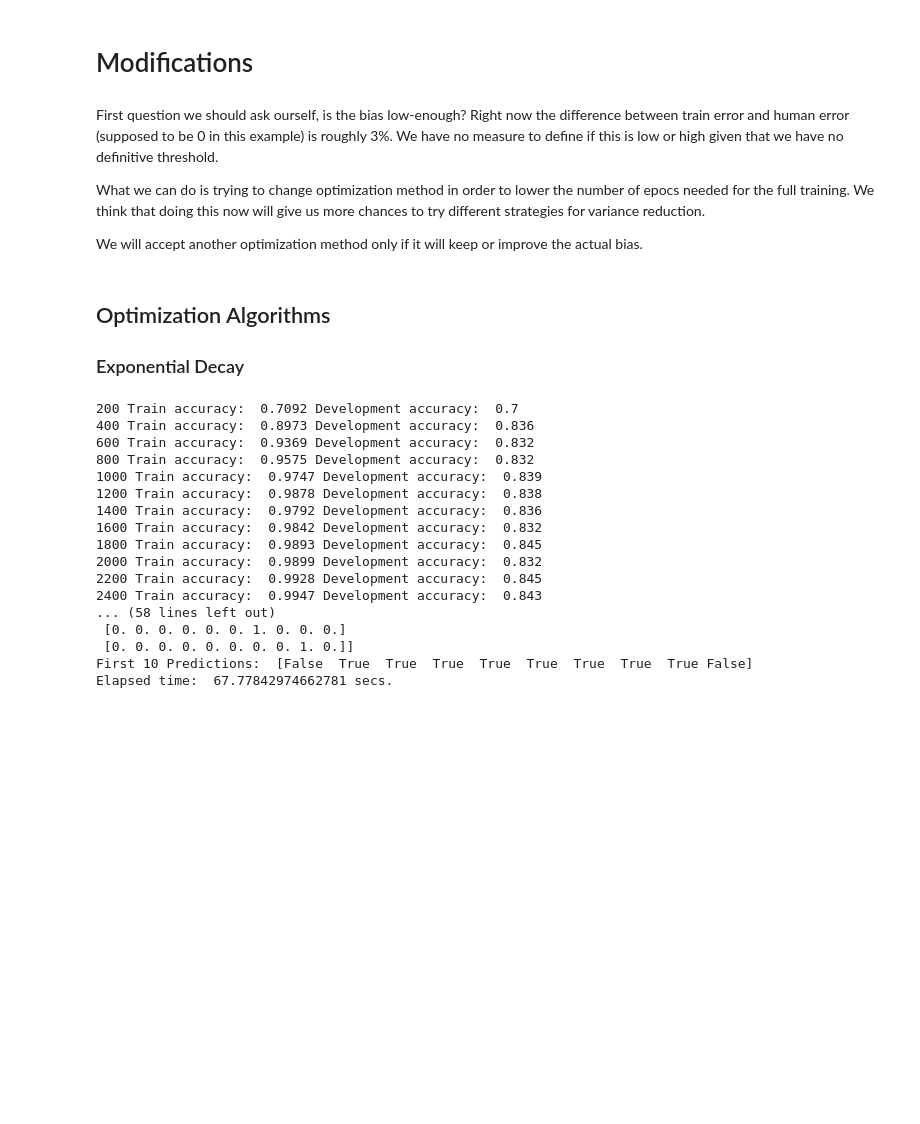
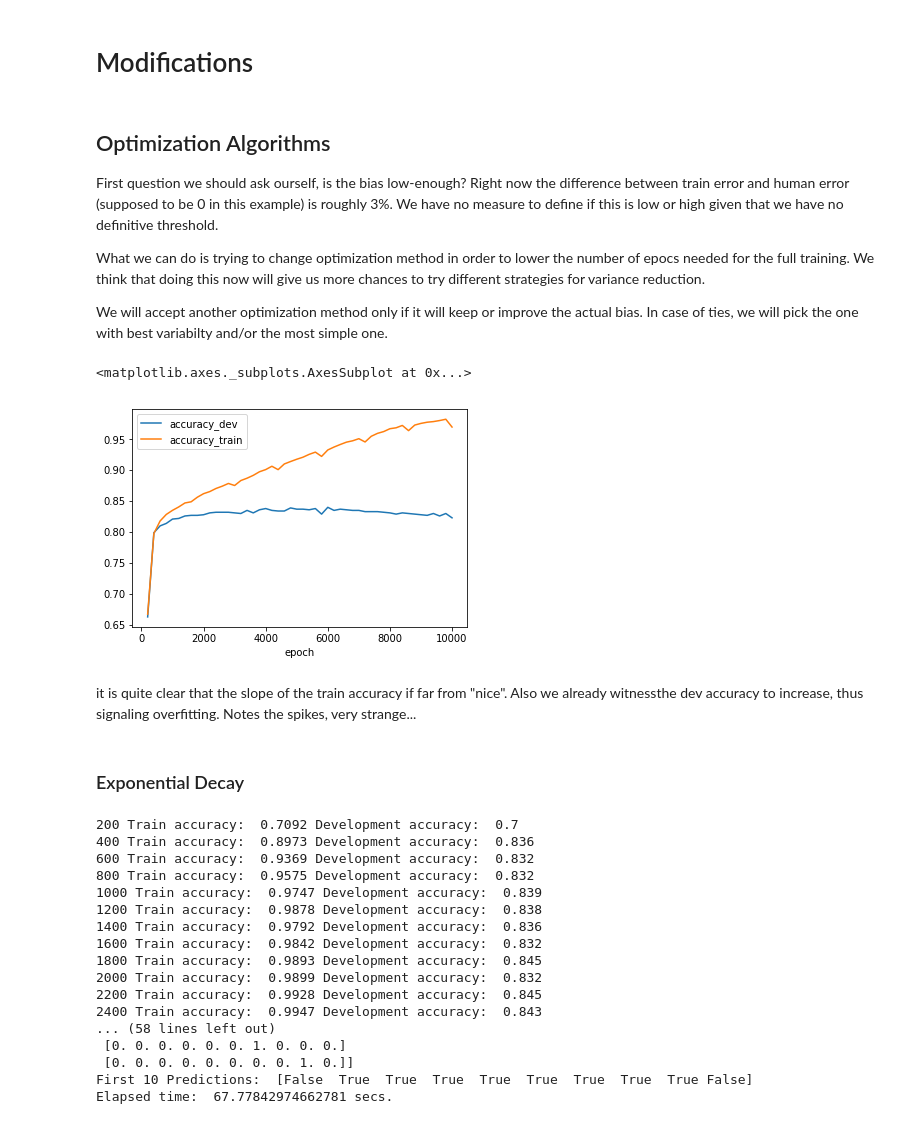
Before and after one commit to gioruffa/DeepLearning_notMNISTStudyCase, a Jupyter notebook: fiststeps.ipynb, the cells around one changed output. Drawn from its saved outputs; the diff is of its cells as text; code cells hidden in the pictures; blank space fills up the shorter version.

Commit message:
notes on opti;

```diff
--- a/fiststeps.ipynb
+++ b/fiststeps.ipynb
@@ -144,15 +144,22 @@ accuracy = tf.reduce_mean(tf.cast(correct_predictions,tf.float32))
 # %% [markdown]
 # Modifications
 # %% [markdown]
+## Optimization Algorithms
+
 First question we should ask ourself, is the bias low-enough?
 Right now the difference between train error and human error (supposed to be 0 in this example) is roughly 3%. We have no measure to define if this is low or high given that we have no definitive threshold.
 
 What we can do is trying to change optimization method in order to lower the number of epocs needed for the full training. We think that doing this now will give us more chances to try different strategies for variance reduction.
 
-We will accept another optimization method only if it will keep or improve the actual bias.
+We will accept another optimization method only if it will keep or improve the actual bias. In case of ties, we will pick the one with best variabilty and/or the most simple one.
+# %%
+baseline_results.plot()
+# %% [output]
+<matplotlib.axes._subplots.AxesSubplot at 0x...>
+[figure, added]
+# %% [markdown]
+it is quite clear that the slope of the train accuracy if far from "nice". Also we already witnessthe dev accuracy to increase, thus signaling overfitting. Notes the spikes, very strange...
 # %% [markdown]
-## Optimization Algorithms
-
 ### Exponential Decay
 # %%
 initial_learning_rate = 0.1
```
